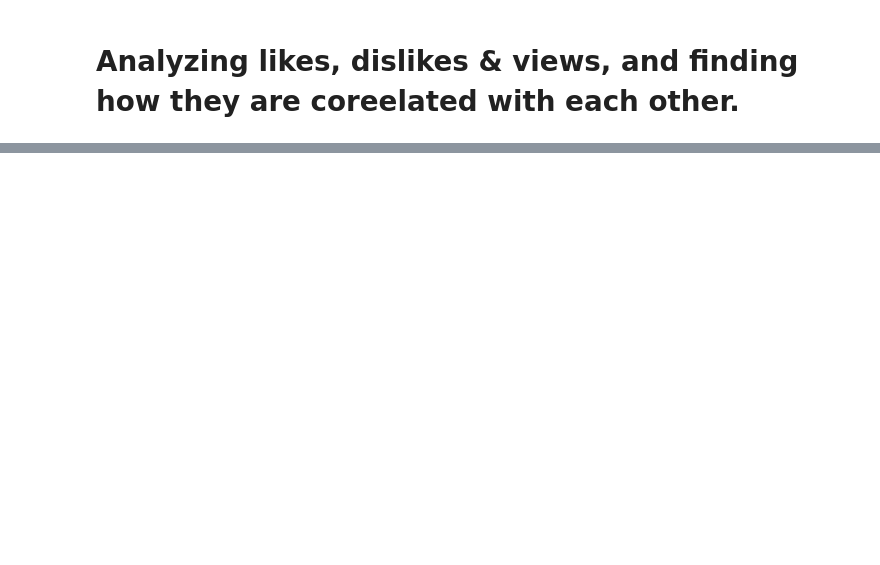
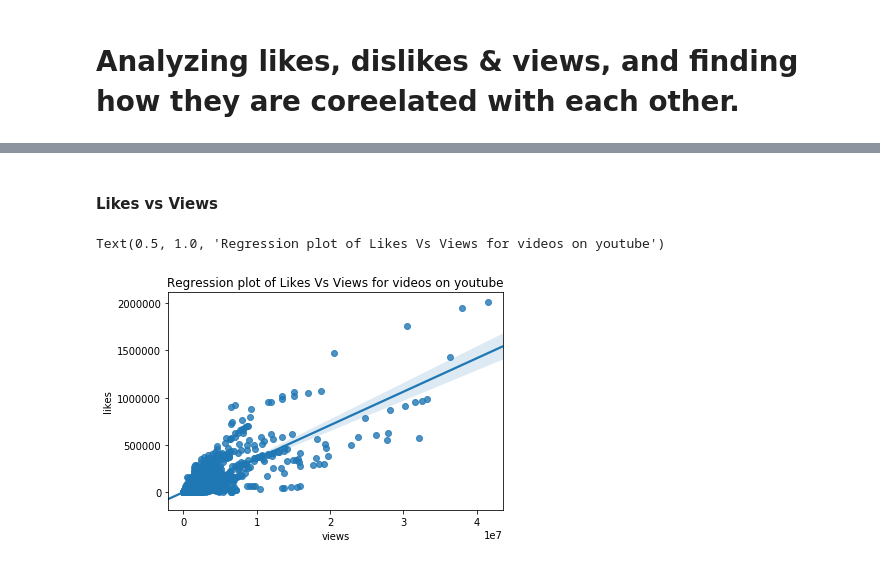
Before and after one commit to abhikr74/youtube_data_analysis, a Jupyter notebook: youtube_analysis.ipynb, the cells around one changed output, grey strips where cells are left out. Cells and saved outputs as stored; diff of their text form; code cells hidden in the pictures; blank space fills up the shorter version.

```diff
--- a/youtube_analysis.ipynb
+++ b/youtube_analysis.ipynb
@@ -201,0 +189,8 @@ plt.axis('off')
+# %% [markdown]
+#### Likes vs Views
+# %%
+sns.regplot(data = videos2, x = 'views', y = 'likes')
+plt.title("Regression plot of Likes Vs Views for videos on youtube")
+# %% [output]
+Text(0.5, 1.0, 'Regression plot of Likes Vs Views for videos on youtube')
+[figure, added]
```
Also changed, not shown: parts of 38 cells of this notebook.
